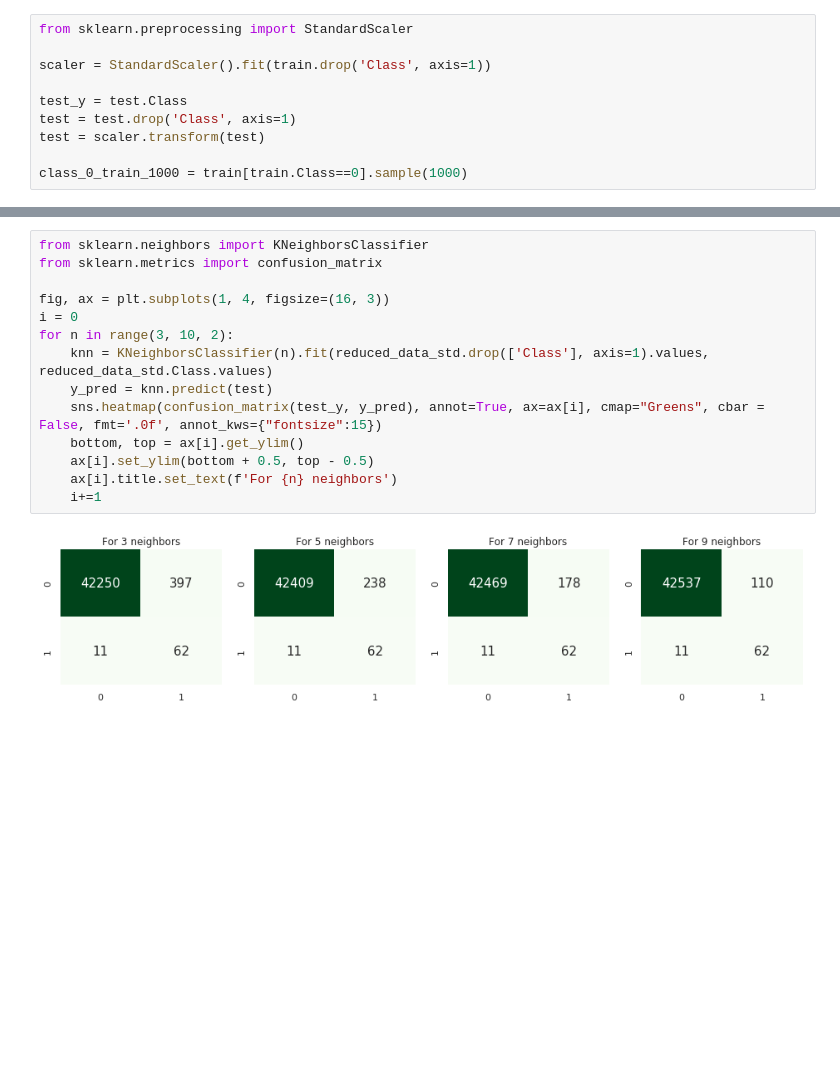
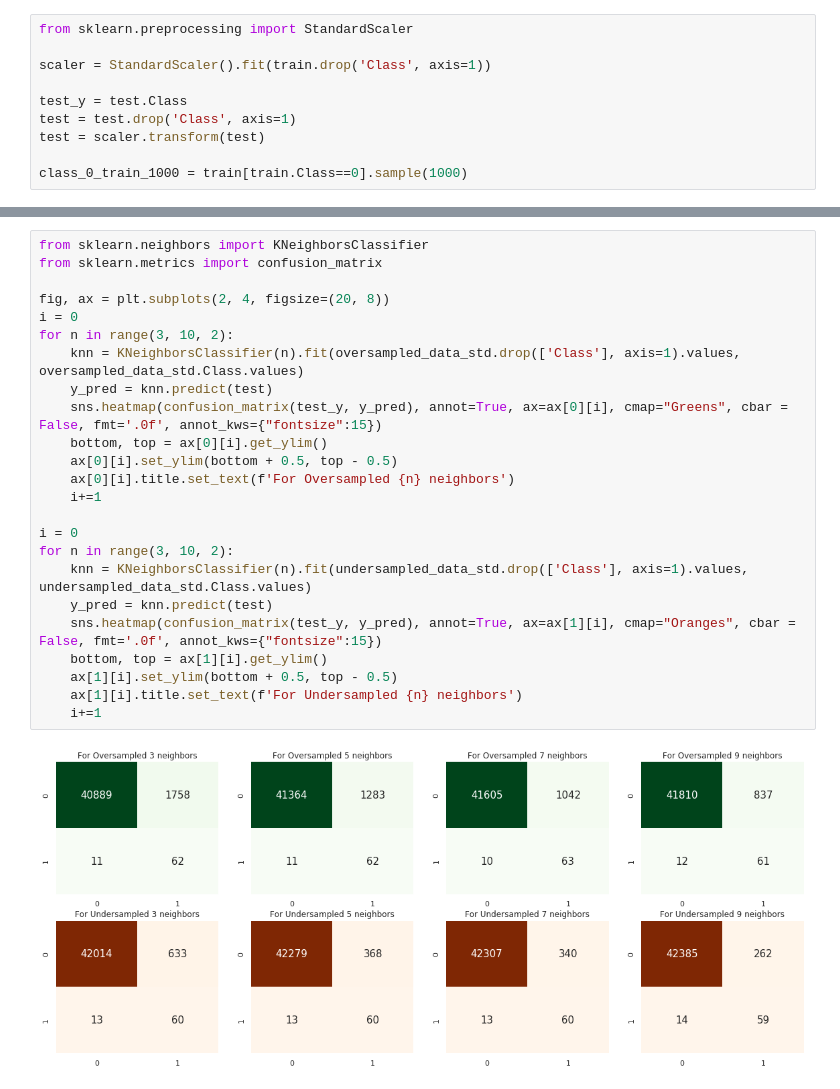
Before and after one commit to pjindal91/credit-card-fraud, a Jupyter notebook: credit-card-fraud.ipynb, the cells around one changed output, grey strips where cells are left out. Saved outputs shown, nothing was run; the diff lists cells and outputs as text; blank space fills up the shorter version.

```diff
--- a/credit-card-fraud.ipynb
+++ b/credit-card-fraud.ipynb
@@ -126,19 +157,29 @@ sns.scatterplot(x=tsne[:,0], y=tsne[:,1], hue=reduced_data_std.Class)
 # %%
 from sklearn.neighbors import KNeighborsClassifier
 from sklearn.metrics import confusion_matrix
 
-fig, ax = plt.subplots(1, 4, figsize=(16, 3))
+fig, ax = plt.subplots(2, 4, figsize=(20, 8))
 i = 0
 for n in range(3, 10, 2):
-    knn = KNeighborsClassifier(n).fit(reduced_data_std.drop(['Class'], axis=1).values, reduced_data_std.Class.values)
+    knn = KNeighborsClassifier(n).fit(oversampled_data_std.drop(['Class'], axis=1).values, oversampled_data_std.Class.values)
     y_pred = knn.predict(test)
-    sns.heatmap(confusion_matrix(test_y, y_pred), annot=True, ax=ax[i], cmap="Greens", cbar = False, fmt='.0f', annot_kws={"fontsize":15})
-    bottom, top = ax[i].get_ylim()
-    ax[i].set_ylim(bottom + 0.5, top - 0.5)
-    ax[i].title.set_text(f'For {n} neighbors')
+    sns.heatmap(confusion_matrix(test_y, y_pred), annot=True, ax=ax[0][i], cmap="Greens", cbar = False, fmt='.0f', annot_kws={"fontsize":15})
+    bottom, top = ax[0][i].get_ylim()
+    ax[0][i].set_ylim(bottom + 0.5, top - 0.5)
+    ax[0][i].title.set_text(f'For Oversampled {n} neighbors')
     i+=1
+
+i = 0
+for n in range(3, 10, 2):
+    knn = KNeighborsClassifier(n).fit(undersampled_data_std.drop(['Class'], axis=1).values, undersampled_data_std.Class.values)
+    y_pred = knn.predict(test)
+    sns.heatmap(confusion_matrix(test_y, y_pred), annot=True, ax=ax[1][i], cmap="Oranges", cbar = False, fmt='.0f', annot_kws={"fontsize":15})
+    bottom, top = ax[1][i].get_ylim()
+    ax[1][i].set_ylim(bottom + 0.5, top - 0.5)
+    ax[1][i].title.set_text(f'For Undersampled {n} neighbors')
+    i+=1
 # %% [output]
-[figure, old version]
+[figure, new version]
 # %%
 from sklearn.linear_model import LogisticRegression
 
```
Also changed, not shown: parts of 23 cells of this notebook, 1 other file.
